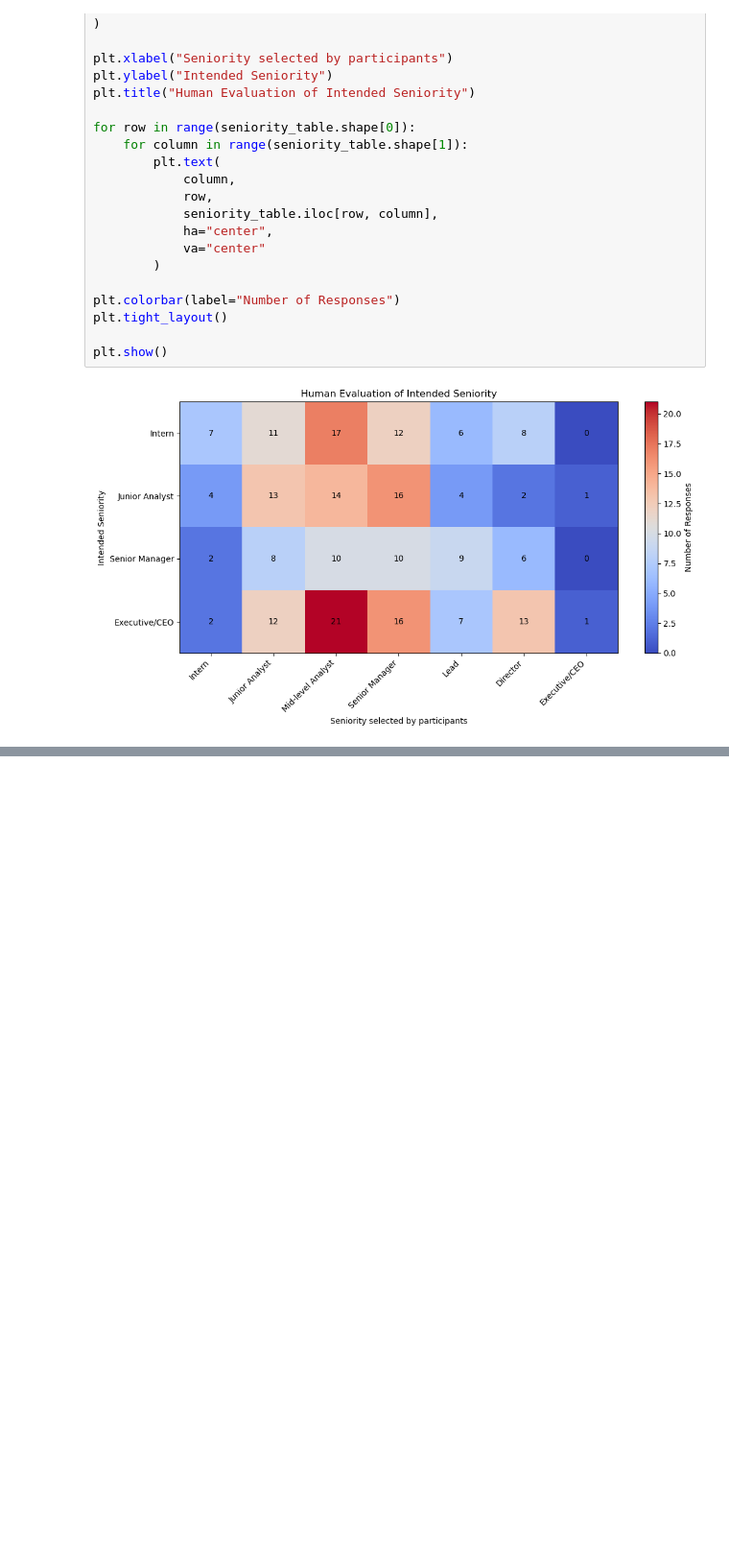
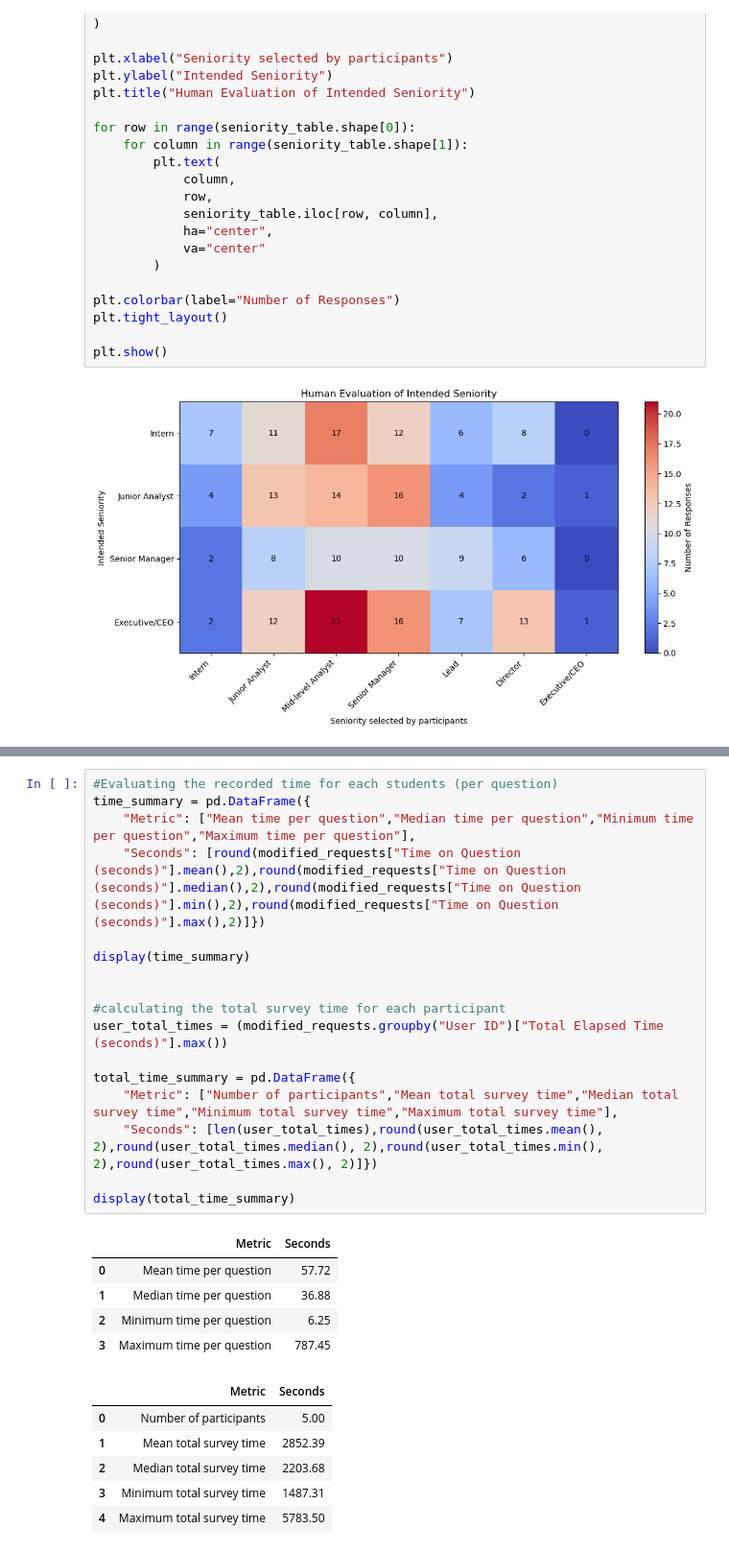
Before and after one commit to arwaguudle/AI-Data-Governance-Project, a Jupyter notebook: Automating-Data-Governance-main/variations_results/survey_result.ipynb, the cells around one changed output, grey strips where cells are left out. Shown at 96% size. Drawn from its saved outputs; the diff is of its cells as text; blank space fills up the shorter version.

```diff
--- a/Automating-Data-Governance-main/variations_results/survey_result.ipynb
+++ b/Automating-Data-Governance-main/variations_results/survey_result.ipynb
@@ -390,0 +403,29 @@ plt.show()
+# %%
+#Evaluating the recorded time for each students (per question)
+time_summary = pd.DataFrame({
+    "Metric": ["Mean time per question","Median time per question","Minimum time per question","Maximum time per question"],
+    "Seconds": [round(modified_requests["Time on Question (seconds)"].mean(),2),round(modified_requests["Time on Question (seconds)"].median(),2),round(modified_requests["Time on Question (seconds)"].min(),2),round(modified_requests["Time on Question (seconds)"].max(),2)]})
+
+display(time_summary)
+
+
+#calculating the total survey time for each participant
+user_total_times = (modified_requests.groupby("User ID")["Total Elapsed Time (seconds)"].max())
+
+total_time_summary = pd.DataFrame({
+    "Metric": ["Number of participants","Mean total survey time","Median total survey time","Minimum total survey time","Maximum total survey time"],
+    "Seconds": [len(user_total_times),round(user_total_times.mean(), 2),round(user_total_times.median(), 2),round(user_total_times.min(), 2),round(user_total_times.max(), 2)]})
+
+display(total_time_summary)
+# %% [output]
+|  | Metric | Seconds |
+| 0 | Mean time per question | 57.72 |
+| 1 | Median time per question | 36.88 |
+| 2 | Minimum time per question | 6.25 |
+| 3 | Maximum time per question | 787.45 |
+|  | Metric | Seconds |
+| 0 | Number of participants | 5.00 |
+| 1 | Mean total survey time | 2852.39 |
+| 2 | Median total survey time | 2203.68 |
+| 3 | Minimum total survey time | 1487.31 |
+| 4 | Maximum total survey time | 5783.50 |
```
Also changed, not shown: parts of 3 cells of this notebook, 1 other file.
